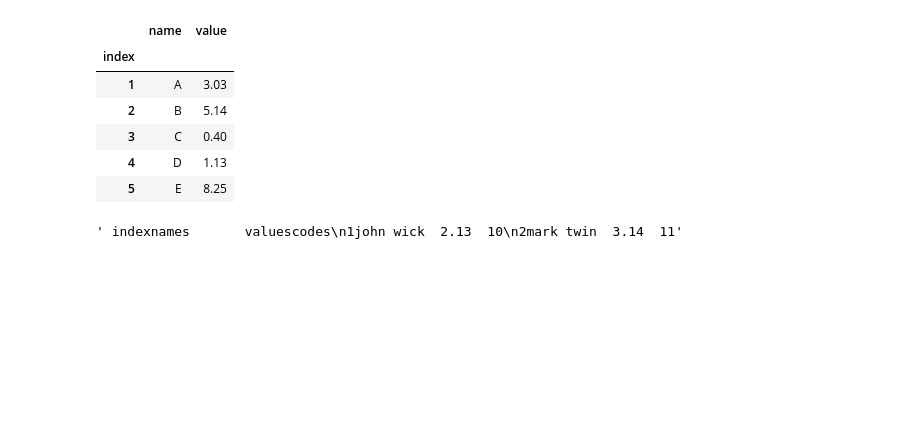
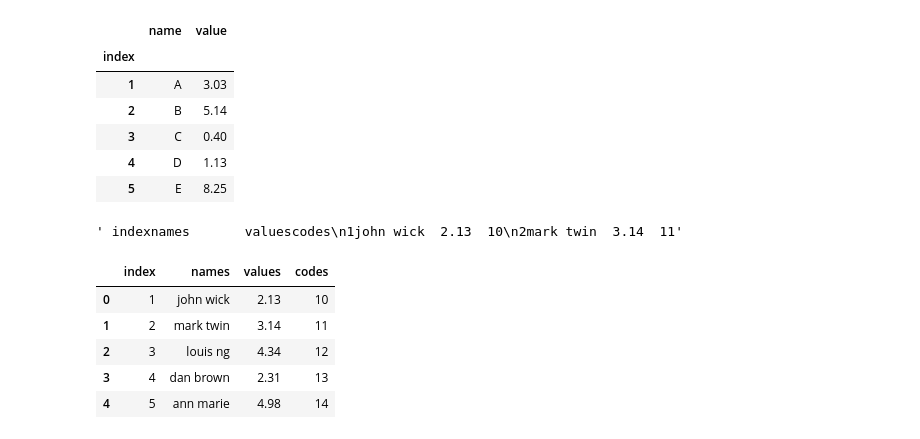
Before and after one commit to EderDataDriven/EderDataDriven, a Jupyter notebook: Python_Librerias.ipynb, the cells around one changed output. Saved outputs shown, nothing was run; the diff lists cells and outputs as text; code cells hidden in the pictures; blank space fills up the shorter version.

```diff
--- a/Python_Librerias.ipynb
+++ b/Python_Librerias.ipynb
@@ -179,2 +184,13 @@ with open('')
 # %% [output]
 ' indexnames       valuescodes\n1john wick  2.13  10\n2mark twin  3.14  11'
+# %%
+pd.read_fwf('https://raw.githubusercontent.com/EderDataDriven/EderDataDriven/main/files/data2.txt',
+            colspecs = 'infer',
+            widths = [5, 9, 8, 5])
+# %% [output]
+|  | index | names | values | codes |
+| 0 | 1 | john wick | 2.13 | 10 |
+| 1 | 2 | mark twin | 3.14 | 11 |
+| 2 | 3 | louis ng | 4.34 | 12 |
+| 3 | 4 | dan brown | 2.31 | 13 |
+| 4 | 5 | ann marie | 4.98 | 14 |
```
Also changed, not shown: parts of 12 cells of this notebook.
